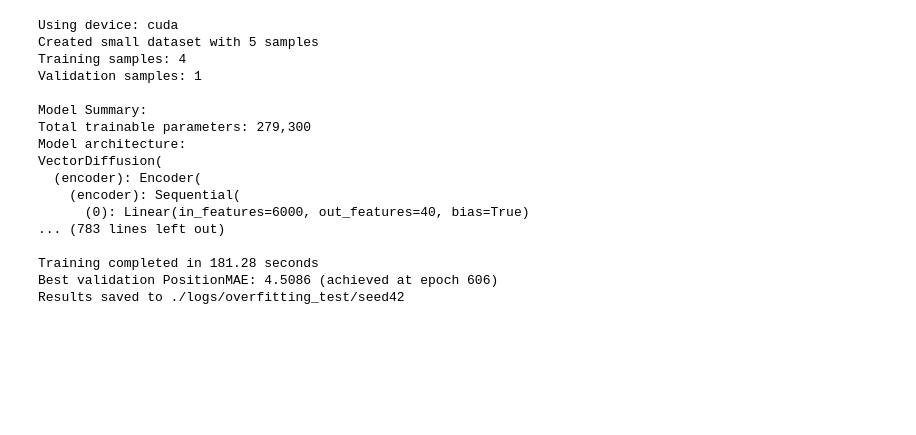
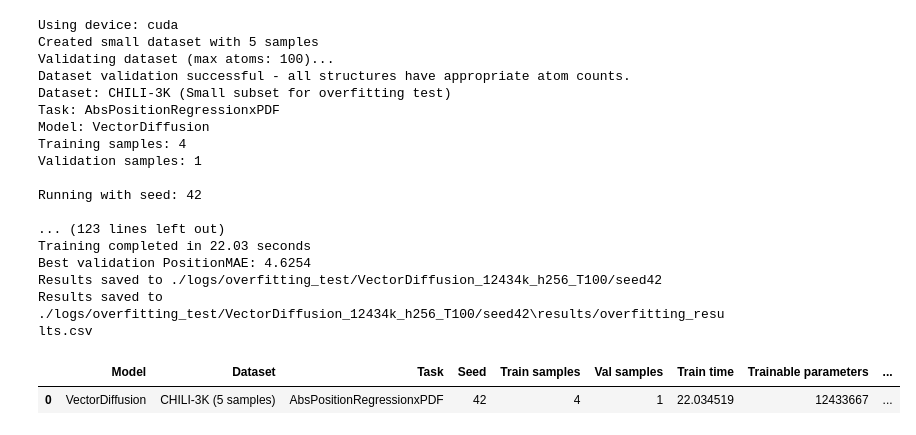
Before and after one commit to Kirdon6/master_thesis, a Jupyter notebook: test_vectordiff_overfitting.ipynb, the cells around one changed output. Cells and saved outputs as stored; diff of their text form; code cells hidden in the pictures; blank space fills up the shorter version.

```diff
--- a/test_vectordiff_overfitting.ipynb
+++ b/test_vectordiff_overfitting.ipynb
@@ -1,21 +1,24 @@
 # %%
-from test_vectordiff_overfitting import benchmark_overfitting
-benchmark_overfitting()
+from test_vectordiff_overfitting import run_benchmark_overfitting
-# %% [output]
-Using device: cuda
-Created small dataset with 5 samples
-Training samples: 4
-Validation samples: 1
-
-Model Summary:
-Total trainable parameters: 279,300
-Model architecture:
-VectorDiffusion(
-  (encoder): Encoder(
-    (encoder): Sequential(
-      (0): Linear(in_features=6000, out_features=40, bias=True)
-... (783 lines left out)
-
-Training completed in 181.28 seconds
-Best validation PositionMAE: 4.5086 (achieved at epoch 606)
-Results saved to ./logs/overfitting_test/seed42
+# %%
+run_benchmark_overfitting(config_path='./configs/vector_diff_config.yaml')
+# %% [output]
+Using device: cuda
+Created small dataset with 5 samples
+Validating dataset (max atoms: 100)...
+Dataset validation successful - all structures have appropriate atom counts.
+Dataset: CHILI-3K (Small subset for overfitting test)
+Task: AbsPositionRegressionxPDF
+Model: VectorDiffusion
+Training samples: 4
+Validation samples: 1
+
+Running with seed: 42
+
+... (123 lines left out)
+Training completed in 22.03 seconds
+Best validation PositionMAE: 4.6254
+Results saved to ./logs/overfitting_test/VectorDiffusion_12434k_h256_T100/seed42
+Results saved to ./logs/overfitting_test/VectorDiffusion_12434k_h256_T100/seed42\results/overfitting_results.csv
+|  | Model | Dataset | Task | Seed | Train samples | Val samples | Train time | Trainable parameters | ... |
+| 0 | VectorDiffusion | CHILI-3K (5 samples) | AbsPositionRegressionxPDF | 42 | 4 | 1 | 22.034519 | 12433667 | ... |
```
Also changed, not shown: parts of 5 cells of this notebook, 8 other files.
